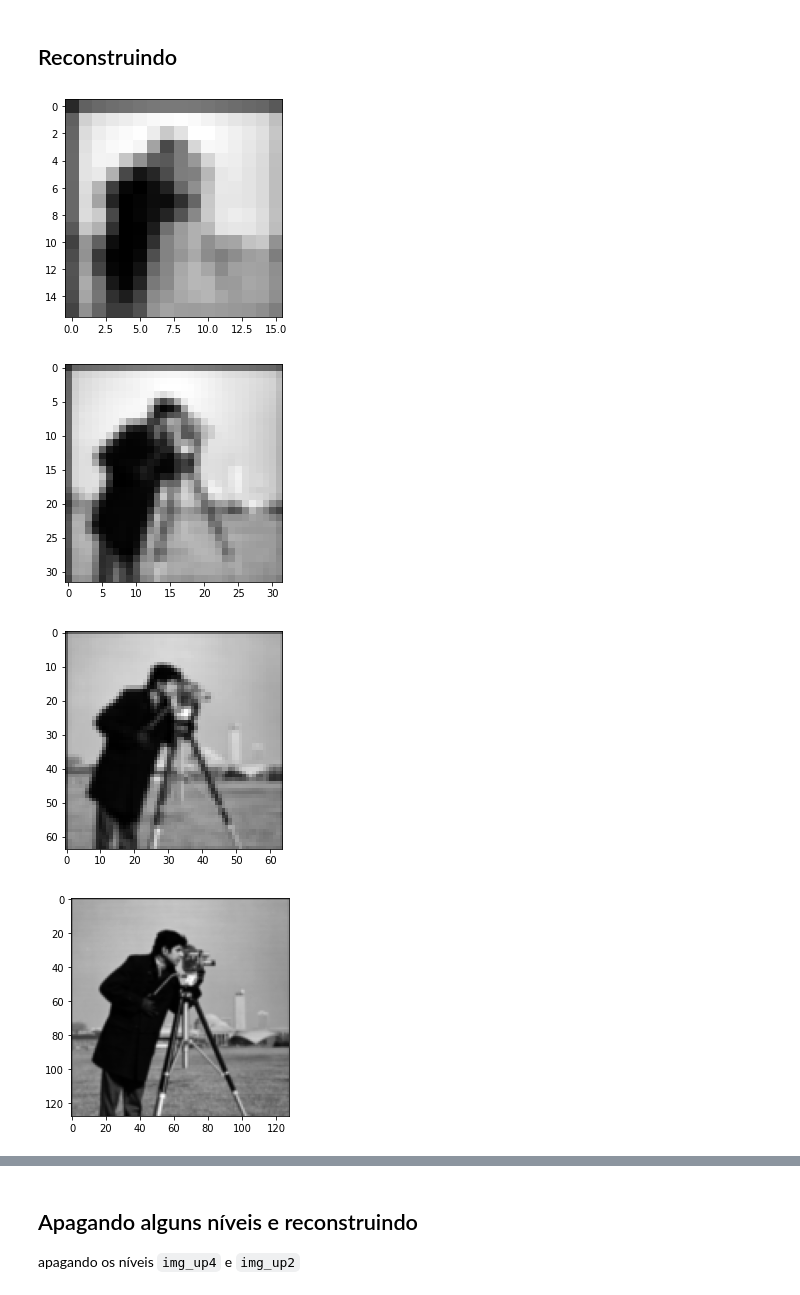
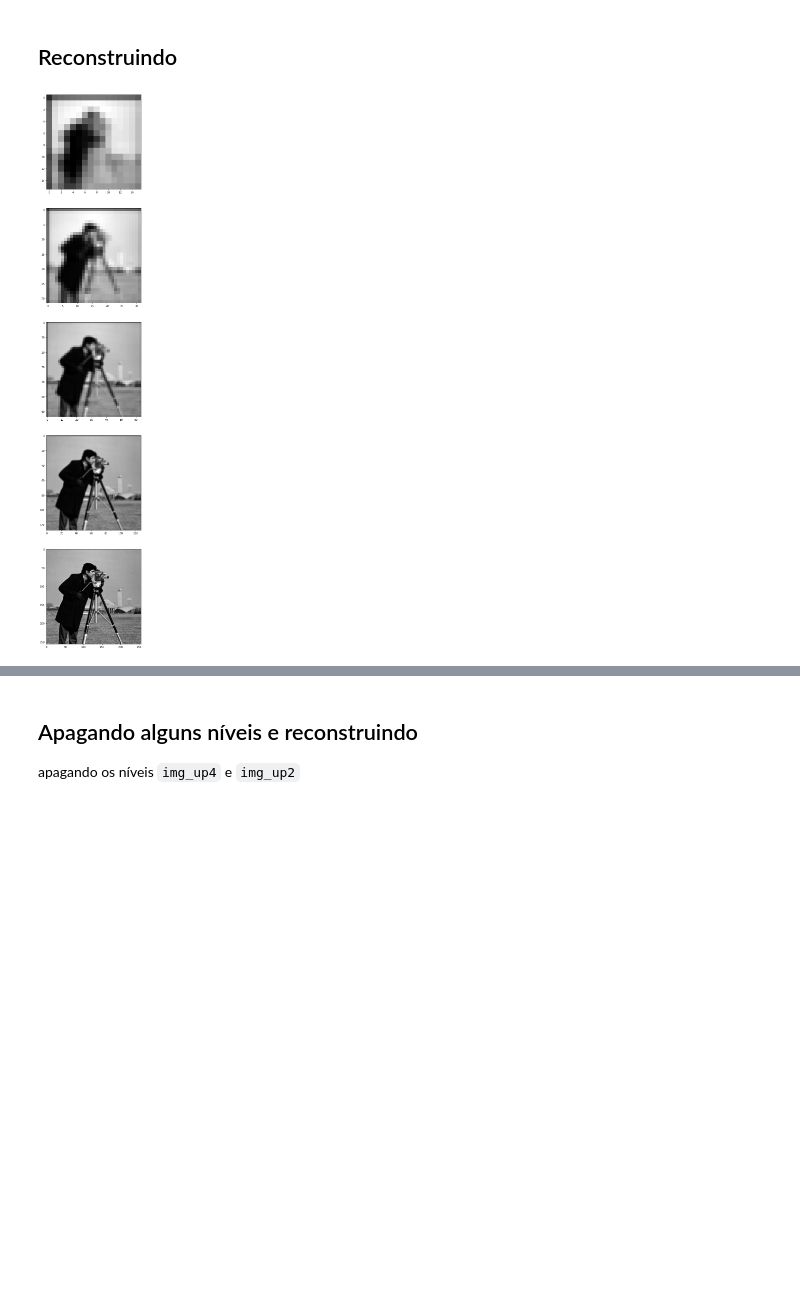
Before and after one commit to IvanCalvo/pdi, a Jupyter notebook: trabalho2/Pirâmide Laplaciana.ipynb, the cells around one changed output, grey strips where cells are left out. Drawn from its saved outputs; the diff is of its cells as text; code cells hidden in the pictures; blank space fills up the shorter version.

```diff
--- a/trabalho2/Pirâmide Laplaciana.ipynb
+++ b/trabalho2/Pirâmide Laplaciana.ipynb
@@ -145,34 +138,28 @@ plt.show()
 # %%
 #topo da pirâmide gaussinana
 img_r5 = img_16x
 
 #reconstruindo com a pirâmide laplaciana
 img_aux = upsample_2x(img_r5, w_c2d)
 img_r4 = img_aux + img_diff4
 
 img_aux = upsample_2x(img_r4, w_c2d)
 img_r3 = img_aux + img_diff3
 
 img_aux = upsample_2x(img_r3, w_c2d)
 img_r2 = img_aux + img_diff2
 
 img_aux = upsample_2x(img_r2, w_c2d)
 img_r1 = img_aux + img_diff1
 
 
-plt.figure()
-plt.imshow(img_r5, 'gray')
-plt.figure()
-plt.imshow(img_r4, 'gray')
-plt.figure()
-plt.imshow(img_r3, 'gray')
-plt.figure()
-plt.imshow(img_r2, 'gray')
-plt.figure()
-plt.imshow(img_r1, 'gray')
+fig, ax = plt.subplots(5,1,figsize=(40,40))
+
+ax[0].imshow(img_r5, 'gray')
+ax[1].imshow(img_r4, 'gray')
+ax[2].imshow(img_r3, 'gray')
+ax[3].imshow(img_r2, 'gray')
+ax[4].imshow(img_r1, 'gray')
 plt.show()
 # %% [output]
-[figure, old version]
+[figure, new version]
-[figure, removed]
-[figure, removed]
-[figure, removed]
```
Also changed, not shown: parts of 6 cells of this notebook, 1 other file.
